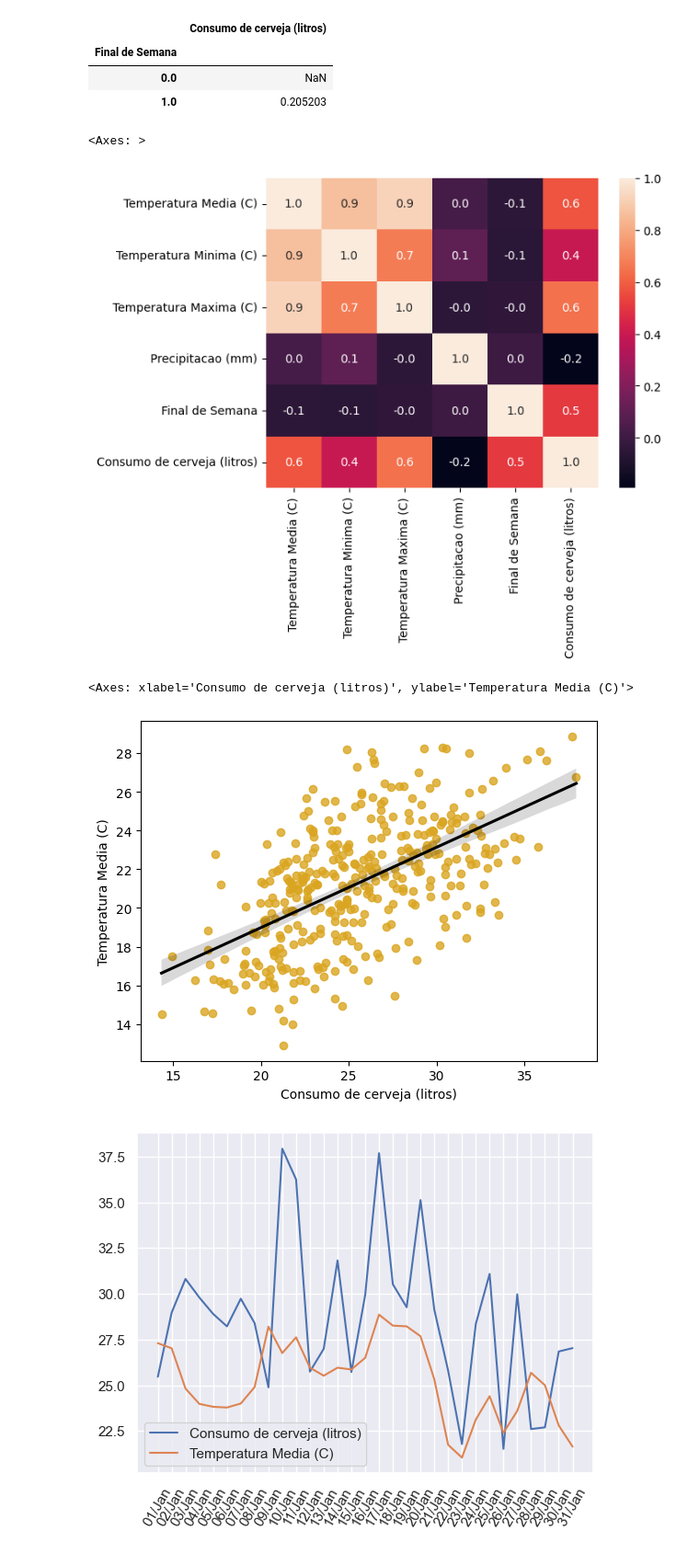
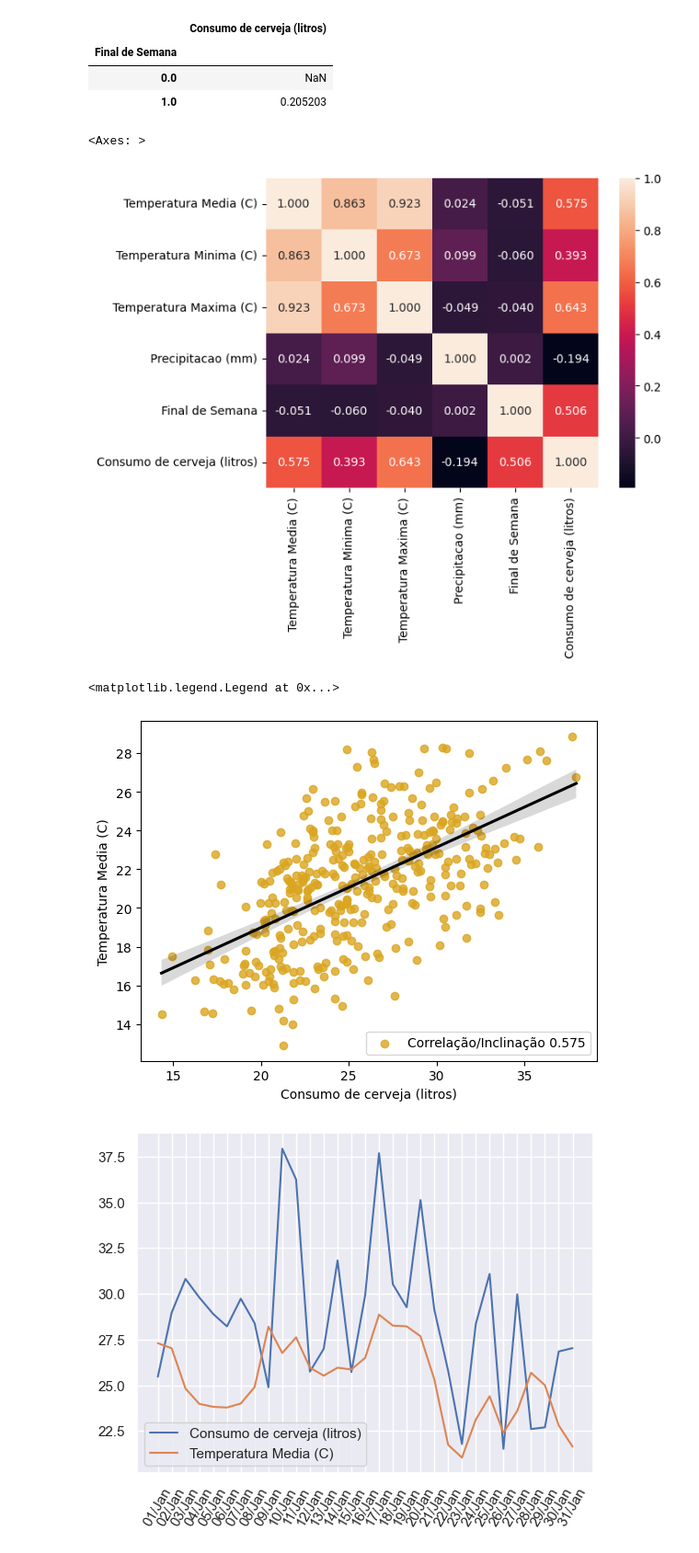
Before and after one commit to fea-dev-usp/analise-da-breja, a Jupyter notebook: Consumo de Breja em SP.ipynb, the cells around one changed output. Shown at 92% size. Cells and saved outputs as stored; diff of their text form; code cells hidden in the pictures.

Commit message:
Update Consumo de Breja em SP

```diff
--- a/Consumo de Breja em SP.ipynb
+++ b/Consumo de Breja em SP.ipynb
@@ -31,17 +31,18 @@ cons_fds.pct_change()
 | 1.0 | 0.205203 |
 # %%
 # Heatmap de correlação
-sns.heatmap(df_consumption.corr(), annot=True, fmt='.1f')
+sns.heatmap(df_consumption.corr(), annot=True, fmt='.3f')
 # %% [output]
 <Axes: >
-[figure, old version]
+[figure, new version]
 # %%
 # Scatter plot Temp. Média x Consumo de Cerveja
-sns.regplot(data=df_consumption, x='Consumo de cerveja (litros)', y='Temperatura Media (C)', scatter_kws=dict(color='goldenrod'),
+fig = sns.regplot(data=df_consumption, x='Consumo de cerveja (litros)', y='Temperatura Media (C)', scatter_kws=dict(color='goldenrod'),
             line_kws=dict(color="black"))
+fig.add_container(plt.legend(['Correlação/Inclinação 0.575']))
 # %% [output]
-<Axes: xlabel='Consumo de cerveja (litros)', ylabel='Temperatura Media (C)'>
+<matplotlib.legend.Legend at 0x...>
-[figure, old version]
+[figure, new version]
 # %%
 # Gráfico para entender relação da temperatura x consumo
 df_consumption_monthly = {}
```
